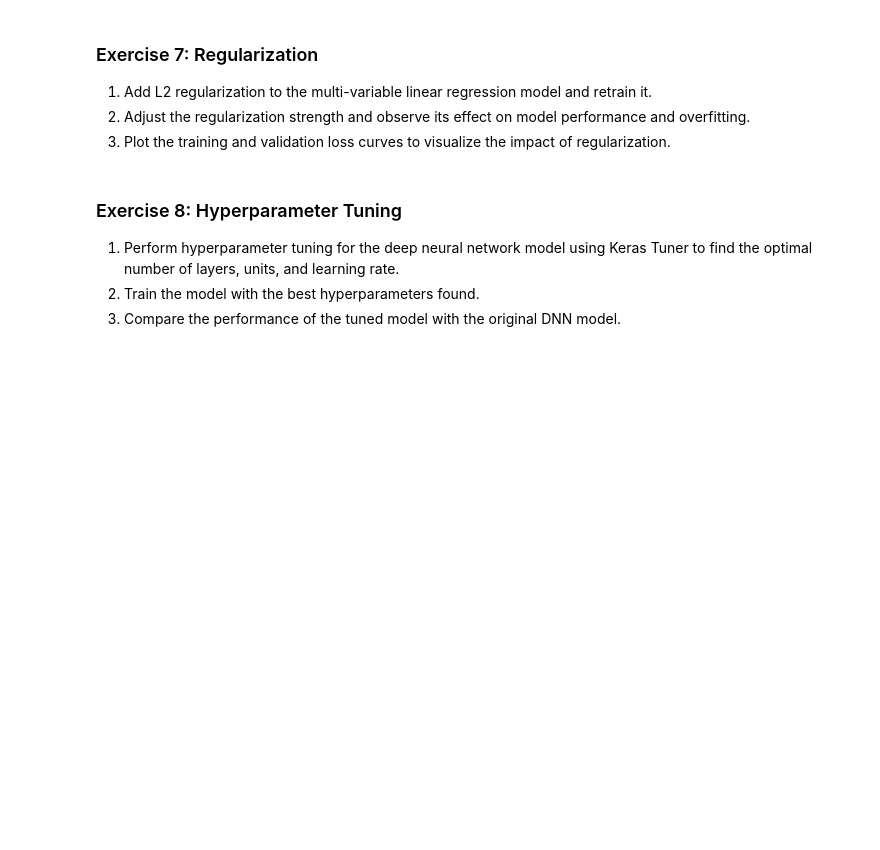
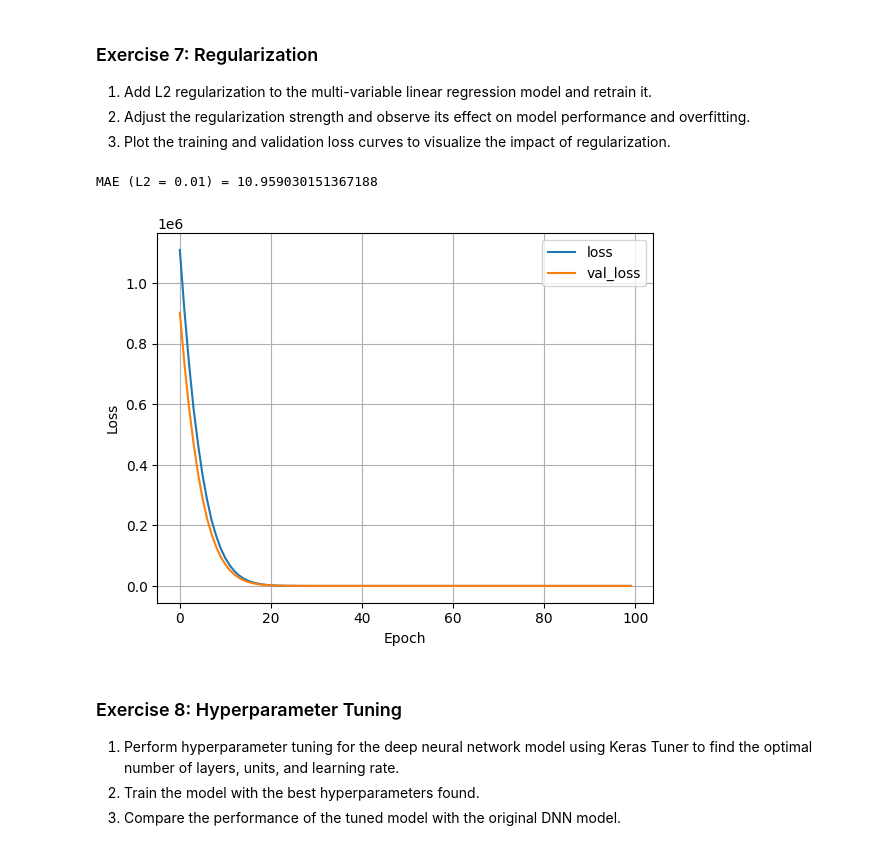
Before and after one commit to Oualidu/tensorflow-course-6-regression, a Jupyter notebook: TensorFlow_Course_6.ipynb, the cells around one changed output. Saved outputs shown, nothing was run; the diff lists cells and outputs as text; code cells hidden in the pictures; blank space fills up the shorter version.

```diff
--- a/TensorFlow_Course_6.ipynb
+++ b/TensorFlow_Course_6.ipynb
@@ -667,6 +1162,56 @@ dnn_model.save('dnn_model.keras')
 1. Add L2 regularization to the multi-variable linear regression model and retrain it.
 2. Adjust the regularization strength and observe its effect on model performance and overfitting.
 3. Plot the training and validation loss curves to visualize the impact of regularization.
+# %%
+# Exercise 7: Regularization
+
+
+import tensorflow as tf
+from sklearn.model_selection import train_test_split
+
+# données
+X = dataset.drop(columns=["MPG"])
+y = dataset["MPG"]
+
+X_train, X_test, y_train, y_test = train_test_split(
+    X, y, test_size=0.2, random_state=42
+)
+
+
+# modèle avec régularisation L2
+modele_l2 = tf.keras.Sequential([
+    tf.keras.layers.Dense(
+        10,
+        activation="relu",
+        kernel_regularizer=tf.keras.regularizers.l2(0.01)
+    ),
+    tf.keras.layers.Dense(1)
+])
+
+modele_l2.compile(optimizer="adam", loss="mse", metrics=["mae"])
+
+history_l2 = modele_l2.fit(
+    X_train, y_train,
+    validation_split=0.2,
+    epochs=100,
+    verbose=0
+)
+
+print("MAE (L2 = 0.01) =", modele_l2.evaluate(X_test, y_test, verbose=0)[1])
+# %% [output]
+MAE (L2 = 0.01) = 10.959030151367188
+# %%
+import matplotlib.pyplot as plt
+
+plt.plot(history_l2.history["loss"], label="loss")
+plt.plot(history_l2.history["val_loss"], label="val_loss")
+plt.xlabel("Epoch")
+plt.ylabel("Loss")
+plt.legend()
+plt.grid(True)
+plt.show()
+# %% [output]
+[figure, added]
 # %% [markdown]
 ### Exercise 8: Hyperparameter Tuning
 
```
Also changed, not shown: parts of 55 cells of this notebook.
